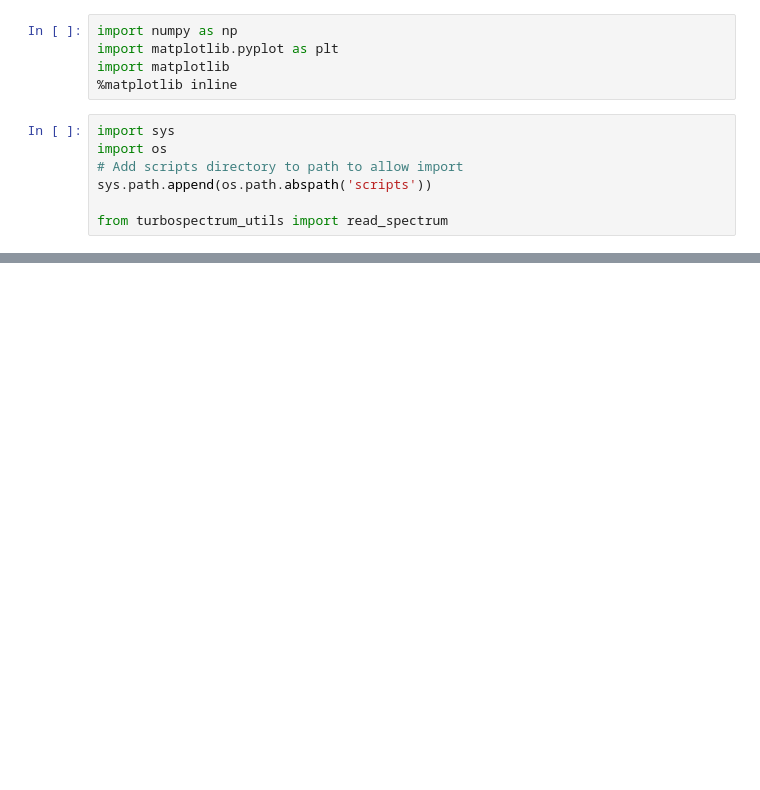
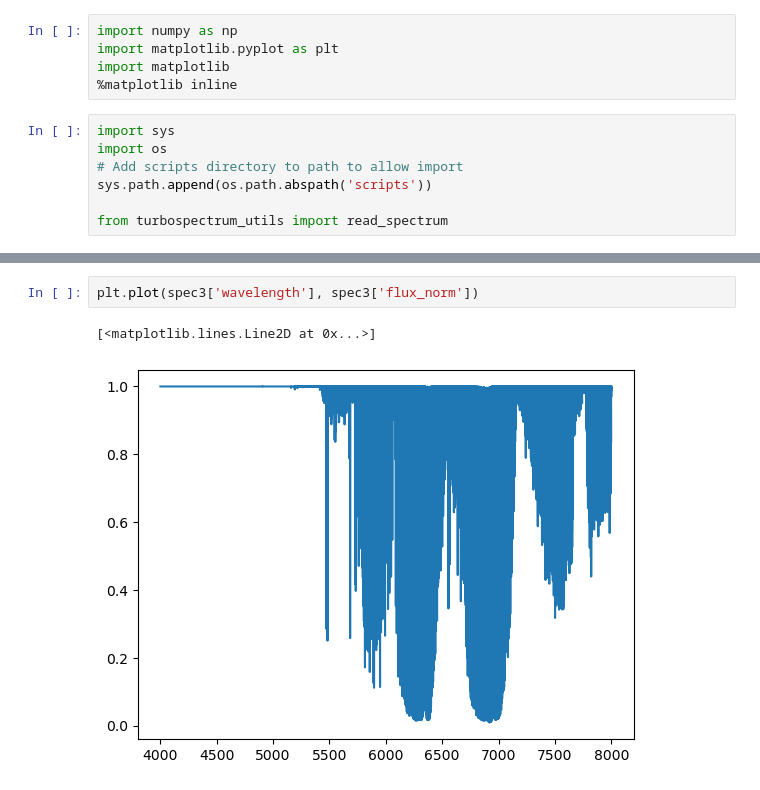
Before and after one commit to maja-jablonska/Turbospectrum_NLTE, a Jupyter notebook: plot.ipynb, the cells around one changed output, grey strips where cells are left out. Saved outputs shown, nothing was run; the diff lists cells and outputs as text; blank space fills up the shorter version.

```diff
--- a/plot.ipynb
+++ b/plot.ipynb
@@ -25,0 +38,5 @@ for mu in spec['mu_points']:
+# %%
+plt.plot(spec3['wavelength'], spec3['flux_norm'])
+# %% [output]
+[<matplotlib.lines.Line2D at 0x...>]
+[figure, added]
```
Also changed, not shown: parts of 5 cells of this notebook, 9 other files.
